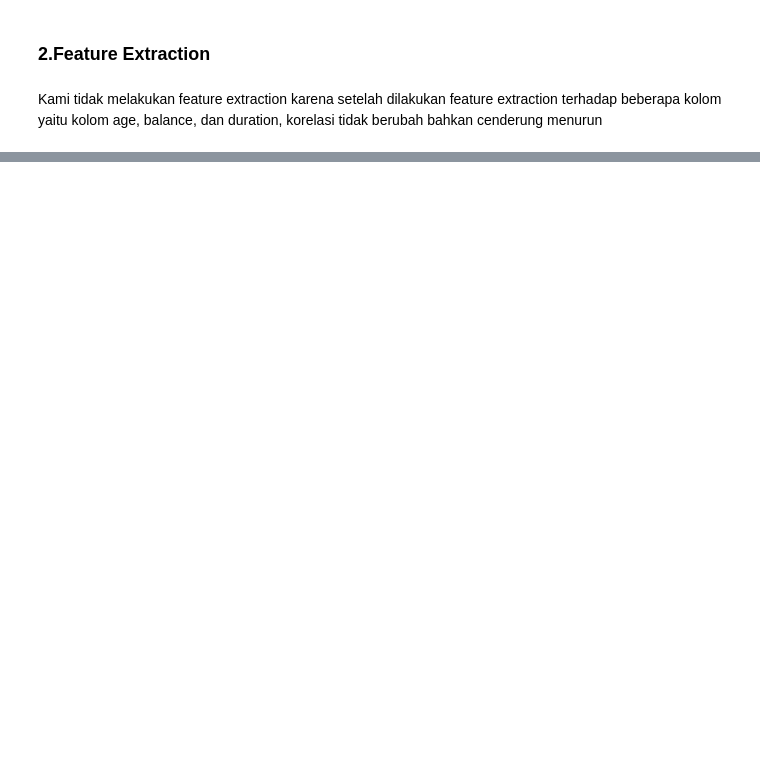
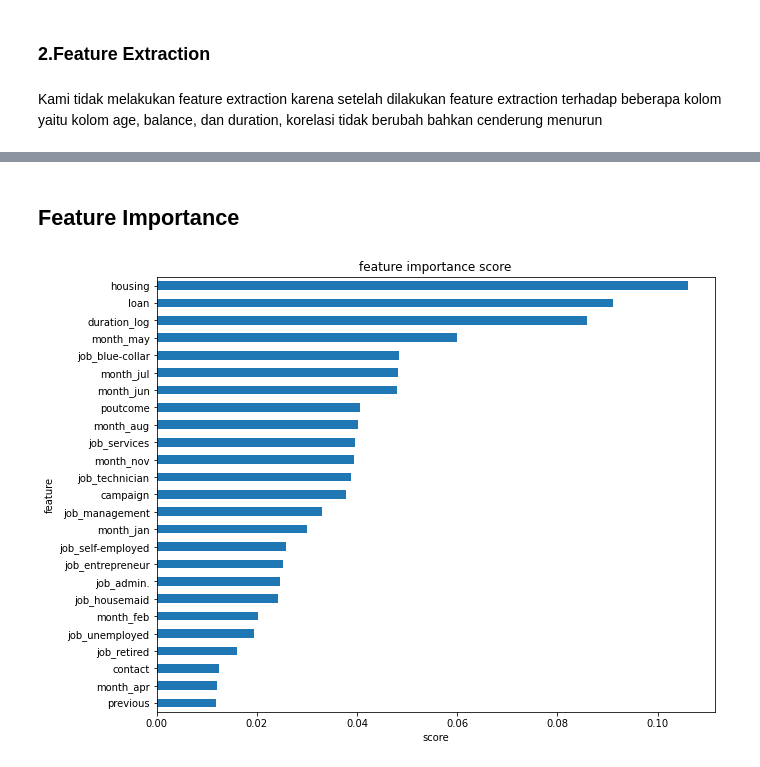
Before and after one commit to yahdiarif/Final-Project-kel-12, a Jupyter notebook: Bank_Marketing_Target_Final_Project_(group_12).ipynb, the cells around one changed output, grey strips where cells are left out. Cells and saved outputs as stored; diff of their text form; code cells hidden in the pictures; blank space fills up the shorter version.

```diff
--- a/Bank_Marketing_Target_Final_Project_(group_12).ipynb
+++ b/Bank_Marketing_Target_Final_Project_(group_12).ipynb
@@ -640,0 +876,26 @@ Kami tidak melakukan feature extraction karena setelah dilakukan feature extract
+# %%
+from sklearn.model_selection import RandomizedSearchCV, GridSearchCV
+import numpy as np
+
+#Menjadikan ke dalam bentuk dictionary
+hyperparameters = {
+                    'max_depth' : [int(x) for x in np.linspace(30, 100, num = 11)],
+                    'min_child_weight' : [int(x) for x in np.linspace(17, 30, num = 11)],
+                    'gamma' : [float(x) for x in np.linspace(0, 1, num = 11)],
+                    'tree_method' : ['auto', 'exact', 'approx', 'hist'],
+
+                    'colsample_bytree' : [float(x) for x in np.linspace(0, 1, num = 11)],
+                    'eta' : [float(x) for x in np.linspace(0, 1, num = 100)],
+
+                    'lambda' : [float(x) for x in np.linspace(0, 1, num = 11)],
+                    'alpha' : [float(x) for x in np.linspace(0, 1, num = 11)]
+                    }
+
+# Init
+from xgboost import XGBClassifier
+xg = XGBClassifier(random_state=42)
+xg_tuned = RandomizedSearchCV(xg, hyperparameters, cv=5, random_state=42, scoring='roc_auc')
+xg_tuned.fit(X_train,y_train)
+
+# Predict & Evaluation
+eval_classification(xg_tuned)
@@ -640,0 +911,17 @@ Kami tidak melakukan feature extraction karena setelah dilakukan feature extract
+# %% [markdown]
+## Feature Importance
+# %%
+def show_feature_importance(model):
+    feat_importances = pd.Series(model.feature_importances_, index=X_train.columns)
+    ax = feat_importances.nlargest(25).plot(kind='barh', figsize=(10, 8))
+    ax.invert_yaxis()
+
+    plt.xlabel('score')
+    plt.ylabel('feature')
+    plt.title('feature importance score')
+# %%
+xg = XGBClassifier()
+xg.fit(X_train, y_train)
+show_feature_importance(xg)
+# %% [output]
+[figure, added]
```
Also changed, not shown: parts of 41 cells of this notebook.
